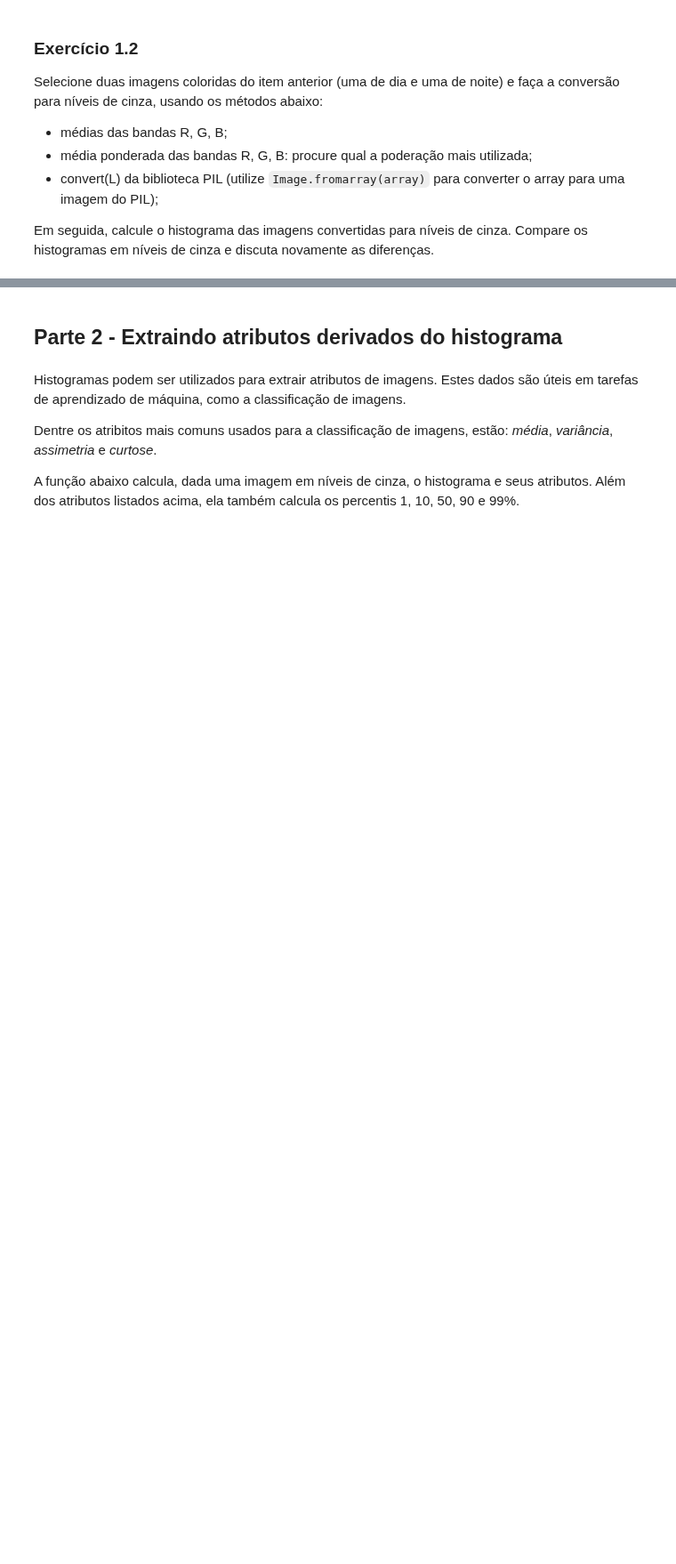
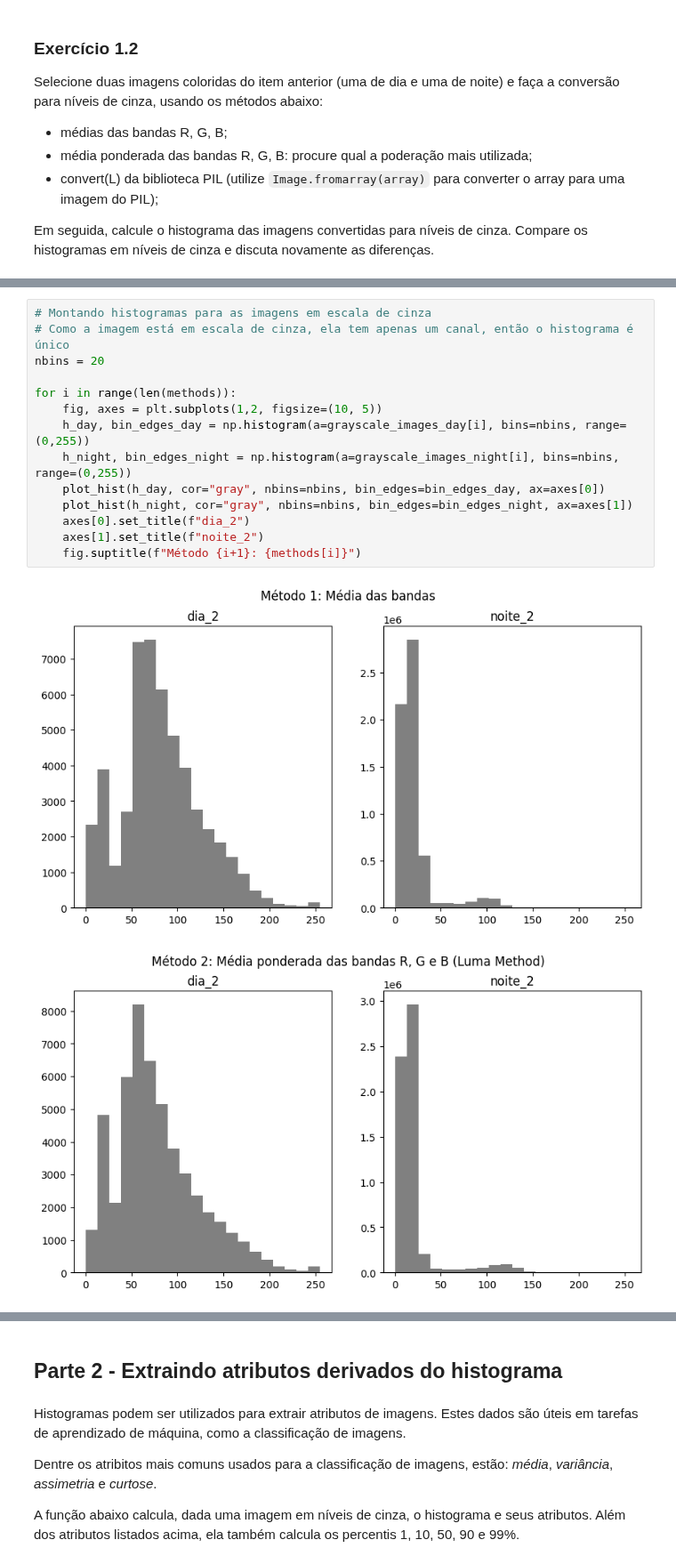
Before and after one commit to UNICAMP-EA979/2026s1-pi02-histogramas-knn-leticialopesms, a Jupyter notebook: Atividade.ipynb, the cells around one changed output, grey strips where cells are left out. Shown at 89% size. Drawn from its saved outputs; the diff is of its cells as text; blank space fills up the shorter version.

```diff
--- a/Atividade.ipynb
+++ b/Atividade.ipynb
@@ -131,0 +185,17 @@ Em seguida, calcule o histograma das imagens convertidas para níveis de cinza.
+# %%
+# Montando histogramas para as imagens em escala de cinza
+# Como a imagem está em escala de cinza, ela tem apenas um canal, então o histograma é único
+nbins = 20
+
+for i in range(len(methods)):
+    fig, axes = plt.subplots(1,2, figsize=(10, 5))
+    h_day, bin_edges_day = np.histogram(a=grayscale_images_day[i], bins=nbins, range=(0,255))
+    h_night, bin_edges_night = np.histogram(a=grayscale_images_night[i], bins=nbins, range=(0,255))
+    plot_hist(h_day, cor="gray", nbins=nbins, bin_edges=bin_edges_day, ax=axes[0])
+    plot_hist(h_night, cor="gray", nbins=nbins, bin_edges=bin_edges_night, ax=axes[1])
+    axes[0].set_title(f"dia_2")
+    axes[1].set_title(f"noite_2")
+    fig.suptitle(f"Método {i+1}: {methods[i]}")
+# %% [output]
+[figure, added]
+[figure, added]
```
Also changed, not shown: parts of 15 cells of this notebook.
